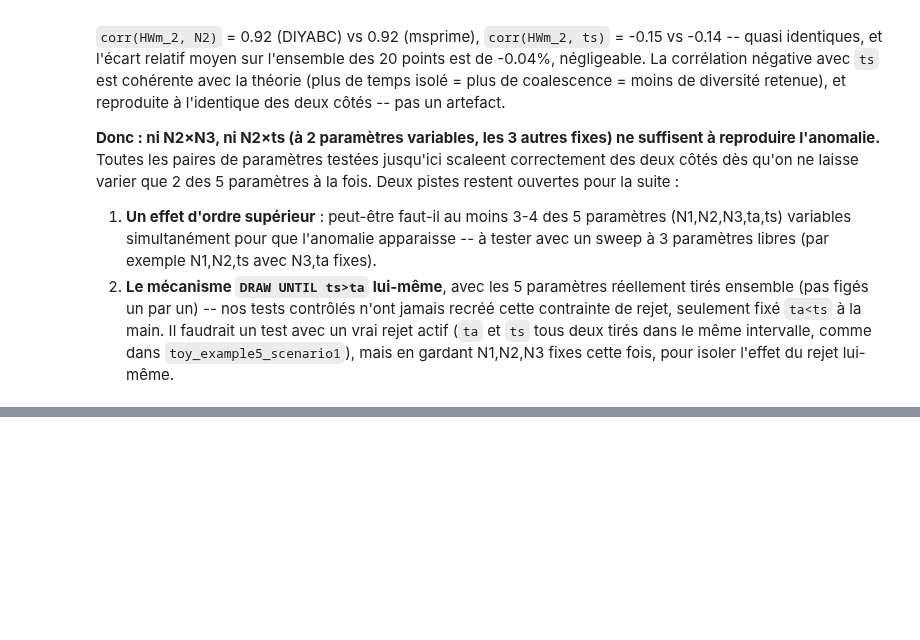
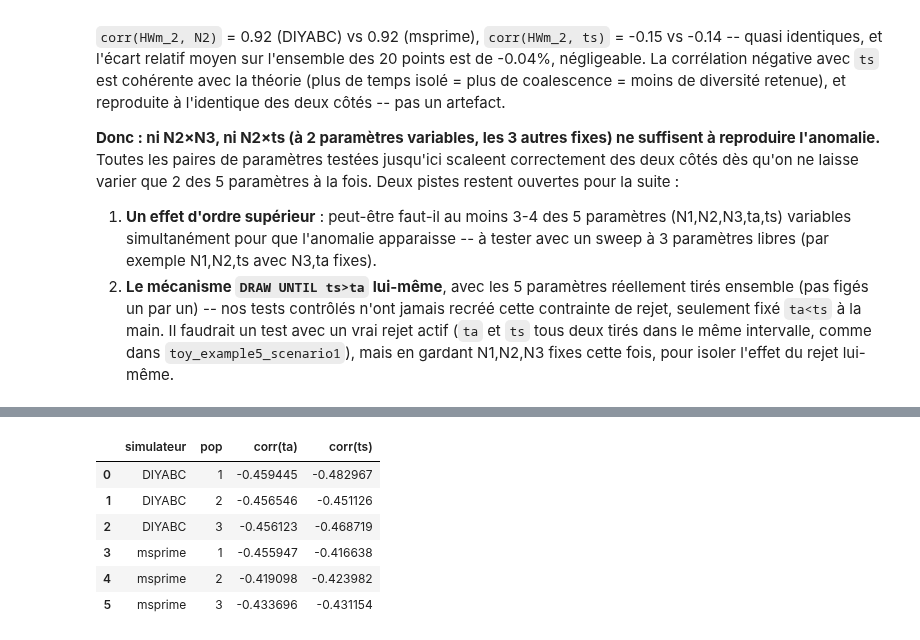
Before and after one commit to Guillaume-BR/diyabc_msprime_poc, a Jupyter notebook: notebook/correlation_N2_N3_HWm_anomaly.ipynb, the cells around one changed output, grey strips where cells are left out. Saved outputs shown, nothing was run; the diff lists cells and outputs as text; code cells hidden in the pictures; blank space fills up the shorter version.

```diff
--- a/notebook/correlation_N2_N3_HWm_anomaly.ipynb
+++ b/notebook/correlation_N2_N3_HWm_anomaly.ipynb
@@ -625,0 +741,28 @@ Même verdict que pour N2×N3 : sur 20 couples `(N2,ts)` tirés indépendamment
+# %%
+from scipy import stats as scipy_stats  # noqa: E402
+
+print("first_records existe juste avant lecture :", first_records.exists())
+df_msp_du = pd.read_csv(DIR_DRAWUNTIL / "reftable_msprime.txt", sep=r"\s+")
+
+# DIYABC omet les priors devenus constants (N1,N2,N3) de ses colonnes de
+# sortie, alors que la ligne d'en-tete du fichier liste encore les 7 noms
+# de parametres originaux (N1 N2 N3 ta ts N4 r) -- meme mecanisme que
+# is_constant_prior cote Python (voir prior_parser.py). On applique donc
+# les memes noms de colonnes que reftable_msprime.txt (deja filtre
+# correctement par write_reftable_txt) au lieu de faire confiance a la
+# ligne d'en-tete du fichier DIYABC.
+df_diy_du = pd.read_csv(first_records, sep=r"\s+", skiprows=1, names=df_msp_du.columns)
+
+print(
+    "DIYABC  :",
+    df_diy_du.shape,
+    "scenarios :",
+    df_diy_du.scenario.value_counts().to_dict(),
+)
+print(
+    "msprime :",
+    df_msp_du.shape,
+    "scenarios :",
+    df_msp_du.scenario.value_counts().to_dict(),
+)
+print(df_diy_du[["ta", "ts"]].describe())
@@ -625,0 +824,22 @@ Même verdict que pour N2×N3 : sur 20 couples `(N2,ts)` tirés indépendamment
+# %%
+corr_rows_du = []
+for label, df in [("DIYABC", df_diy_du), ("msprime", df_msp_du)]:
+    for pop in ["1", "2", "3"]:
+        corr_rows_du.append(
+            {
+                "simulateur": label,
+                "pop": pop,
+                "corr(ta)": np.corrcoef(df[f"HWm_{pop}"], df.ta)[0, 1],
+                "corr(ts)": np.corrcoef(df[f"HWm_{pop}"], df.ts)[0, 1],
+            }
+        )
+df_corr_du = pd.DataFrame(corr_rows_du)
+df_corr_du
+# %% [output]
+|  | simulateur | pop | corr(ta) | corr(ts) |
+| 0 | DIYABC | 1 | -0.459445 | -0.482967 |
+| 1 | DIYABC | 2 | -0.456546 | -0.451126 |
+| 2 | DIYABC | 3 | -0.456123 | -0.468719 |
+| 3 | msprime | 1 | -0.455947 | -0.416638 |
+| 4 | msprime | 2 | -0.419098 | -0.423982 |
+| 5 | msprime | 3 | -0.433696 | -0.431154 |
```
Also changed, not shown: parts of 15 cells of this notebook.
